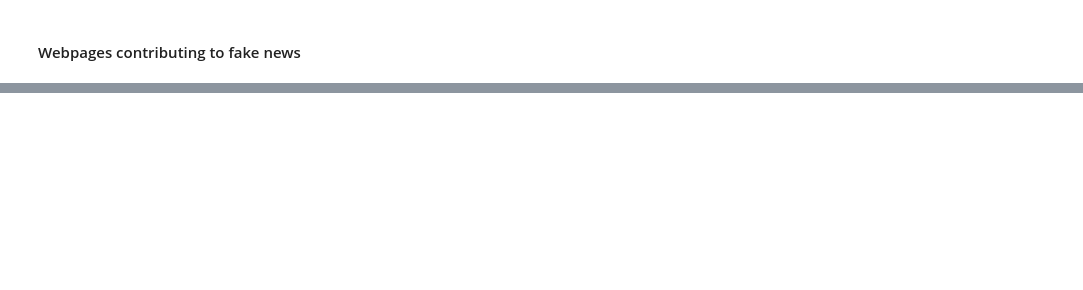
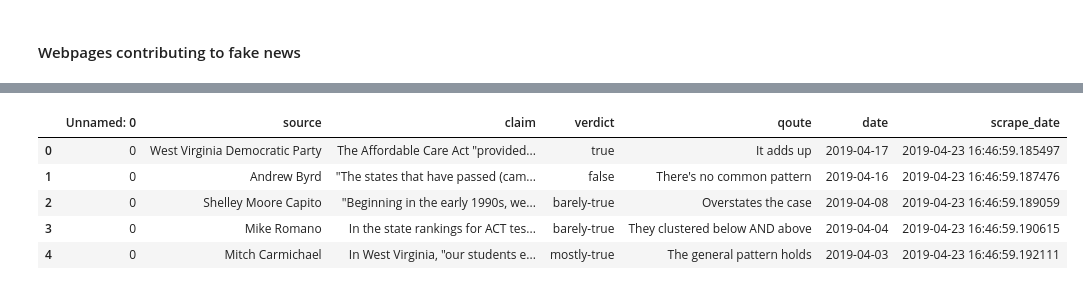
Before and after one commit to fmbahrt/fake-news-detection, a Jupyter notebook: fake-news-exploration.ipynb, the cells around one changed output, grey strips where cells are left out. Cells and saved outputs as stored; diff of their text form; code cells hidden in the pictures; blank space fills up the shorter version.

```diff
--- a/fake-news-exploration.ipynb
+++ b/fake-news-exploration.ipynb
@@ -208,0 +184,11 @@ print len(freq.keys())
+# %%
+import pandas as pd
+df_pf = pd.read_csv("./scrape/PolitiFactScraper/virginia_west_virginia.csv")
+df_pf.head()
+# %% [output]
+|  | Unnamed: 0 | source | claim | verdict | qoute | date | scrape_date |
+| 0 | 0 | West Virginia Democratic Party | The Affordable Care Act "provided... | true | It adds up | 2019-04-17 | 2019-04-23 16:46:59.185497 |
+| 1 | 0 | Andrew Byrd | "The states that have passed (cam... | false | There's no common pattern | 2019-04-16 | 2019-04-23 16:46:59.187476 |
+| 2 | 0 | Shelley Moore Capito | "Beginning in the early 1990s, we... | barely-true | Overstates the case | 2019-04-08 | 2019-04-23 16:46:59.189059 |
+| 3 | 0 | Mike Romano | In the state rankings for ACT tes... | barely-true | They clustered below AND above | 2019-04-04 | 2019-04-23 16:46:59.190615 |
+| 4 | 0 | Mitch Carmichael | In West Virginia, "our students e... | mostly-true | The general pattern holds | 2019-04-03 | 2019-04-23 16:46:59.192111 |
```
Also changed, not shown: parts of 30 cells of this notebook, 2 other files.
